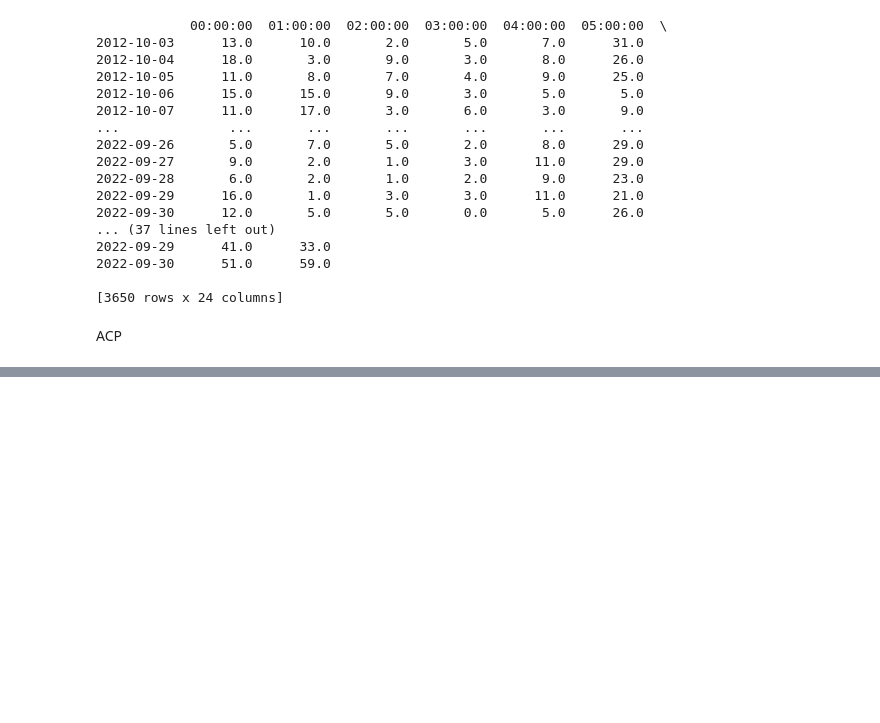
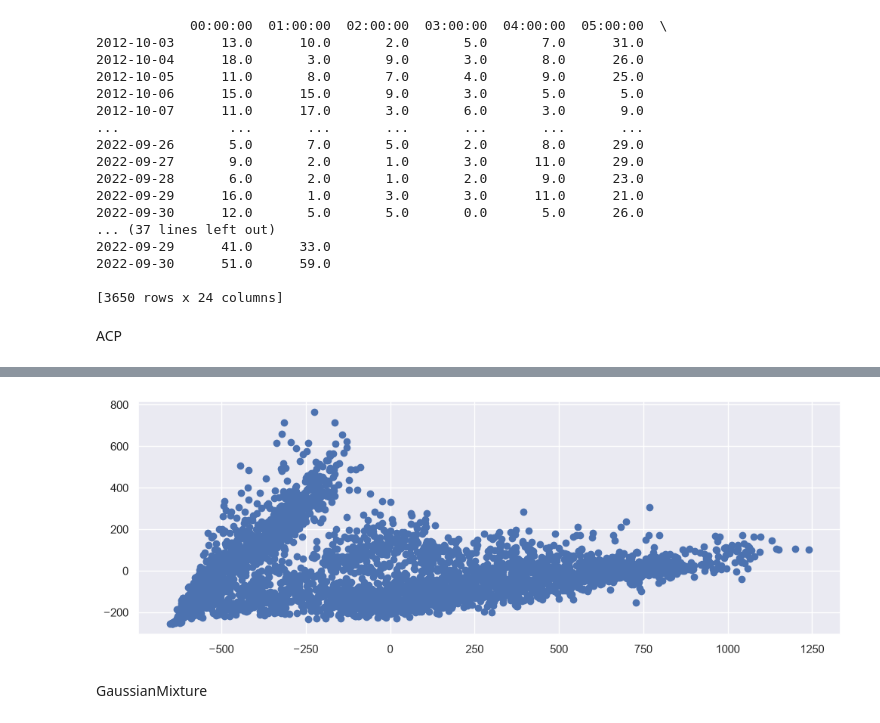
Before and after one commit to AymericLanery/TP-4bridge, a Jupyter notebook: tp4bis.ipynb, the cells around one changed output, grey strips where cells are left out. Cells and saved outputs as stored; diff of their text form; code cells hidden in the pictures; blank space fills up the shorter version.

```diff
--- a/tp4bis.ipynb
+++ b/tp4bis.ipynb
@@ -288,0 +268,9 @@ KeyboardInterrupt:
+# %%
+#Exercice
+nuage=PCA(n_components=2).fit_transform(pca_input)
+plt.scatter(nuage[:,0],nuage[:,1])
+plt.show()
+# %% [output]
+[figure, added]
+# %% [markdown]
+GaussianMixture
```
Also changed, not shown: parts of 9 cells of this notebook.
